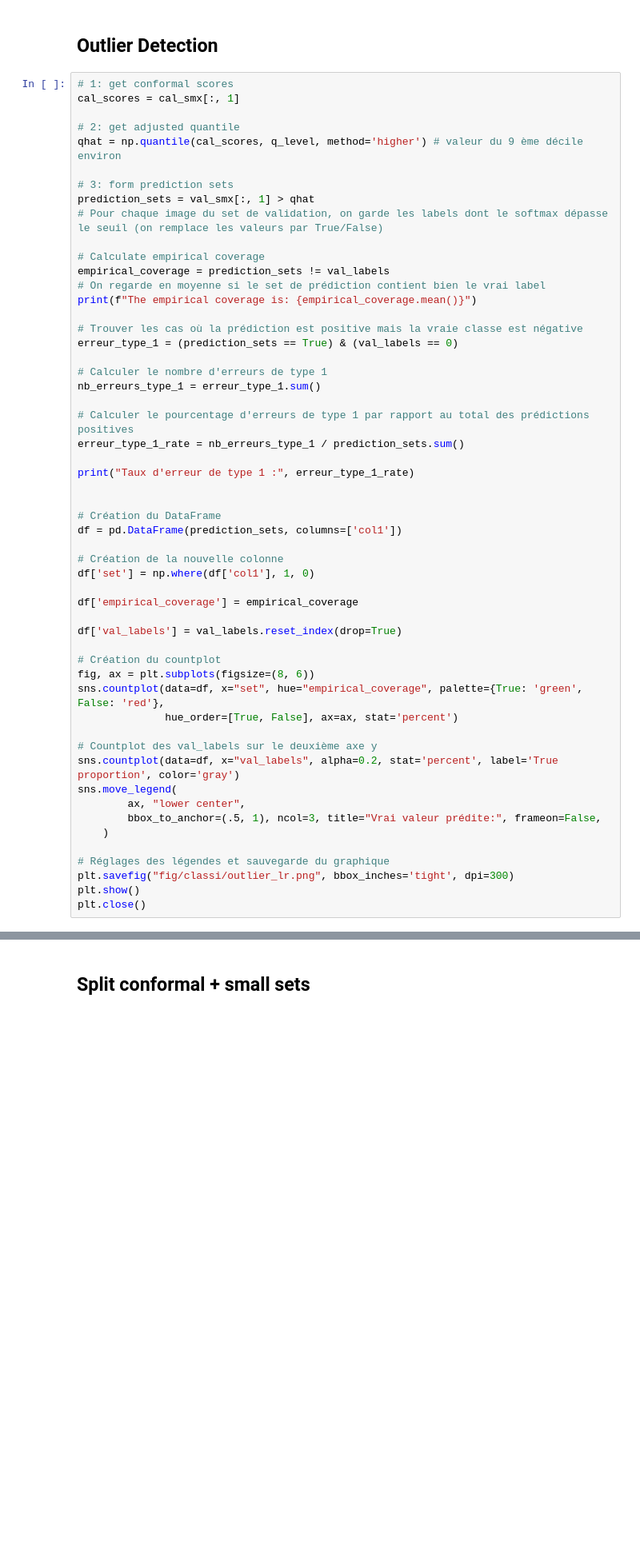
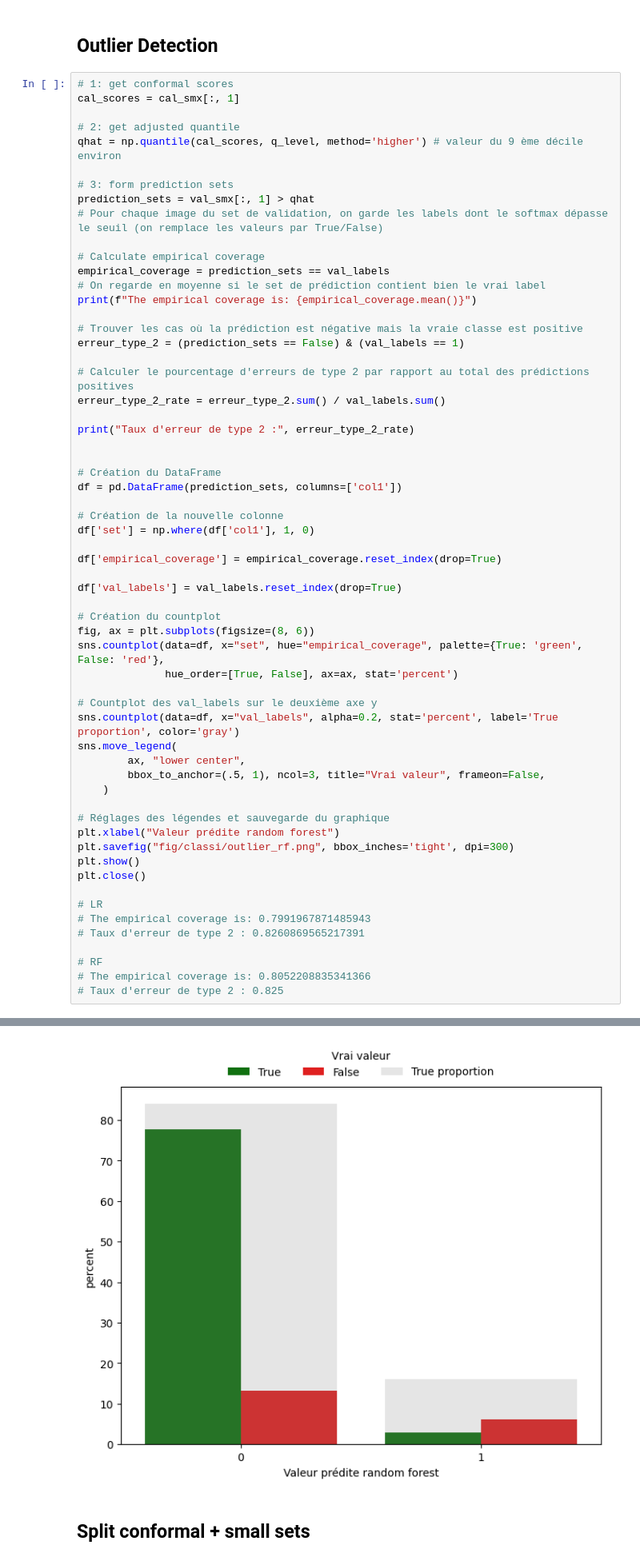
Before and after one commit to Krrcharles/Prediction-conforme-pour-les-donnees--analysee-par-Transformers, a Jupyter notebook: Code_stuart.ipynb, the cells around one changed output, grey strips where cells are left out. Shown at 80% size. Saved outputs shown, nothing was run; the diff lists cells and outputs as text; blank space fills up the shorter version.

Commit message:
ajout cas outlier mais pas sur que ca soit réussi ...

```diff
--- a/Code_stuart.ipynb
+++ b/Code_stuart.ipynb
@@ -868,20 +868,17 @@ prediction_sets = val_smx[:, 1] > qhat
 # Pour chaque image du set de validation, on garde les labels dont le softmax dépasse le seuil (on remplace les valeurs par True/False)
 
 # Calculate empirical coverage
-empirical_coverage = prediction_sets != val_labels
+empirical_coverage = prediction_sets == val_labels
 # On regarde en moyenne si le set de prédiction contient bien le vrai label
 print(f"The empirical coverage is: {empirical_coverage.mean()}")
 
-# Trouver les cas où la prédiction est positive mais la vraie classe est négative
-erreur_type_1 = (prediction_sets == True) & (val_labels == 0)
+# Trouver les cas où la prédiction est négative mais la vraie classe est positive
+erreur_type_2 = (prediction_sets == False) & (val_labels == 1)
 
-# Calculer le nombre d'erreurs de type 1
-nb_erreurs_type_1 = erreur_type_1.sum()
+# Calculer le pourcentage d'erreurs de type 2 par rapport au total des prédictions positives
+erreur_type_2_rate = erreur_type_2.sum() / val_labels.sum()
 
-# Calculer le pourcentage d'erreurs de type 1 par rapport au total des prédictions positives
-erreur_type_1_rate = nb_erreurs_type_1 / prediction_sets.sum()
-
-print("Taux d'erreur de type 1 :", erreur_type_1_rate)
+print("Taux d'erreur de type 2 :", erreur_type_2_rate)
 
 
 # Création du DataFrame
@@ -890,7 +887,7 @@ df = pd.DataFrame(prediction_sets, columns=['col1'])
 # Création de la nouvelle colonne
 df['set'] = np.where(df['col1'], 1, 0)
 
-df['empirical_coverage'] = empirical_coverage
+df['empirical_coverage'] = empirical_coverage.reset_index(drop=True)
 
 df['val_labels'] = val_labels.reset_index(drop=True)
 
@@ -903,10 +900,20 @@ sns.countplot(data=df, x="set", hue="empirical_coverage", palette={True: 'green'
 sns.countplot(data=df, x="val_labels", alpha=0.2, stat='percent', label='True proportion', color='gray')
 sns.move_legend(
         ax, "lower center",
-        bbox_to_anchor=(.5, 1), ncol=3, title="Vrai valeur prédite:", frameon=False,
+        bbox_to_anchor=(.5, 1), ncol=3, title="Vrai valeur", frameon=False,
     )
 
 # Réglages des légendes et sauvegarde du graphique
-plt.savefig("fig/classi/outlier_lr.png", bbox_inches='tight', dpi=300)
+plt.xlabel("Valeur prédite random forest")
+plt.savefig("fig/classi/outlier_rf.png", bbox_inches='tight', dpi=300)
 plt.show()
 plt.close()
+
+# LR
+# The empirical coverage is: 0.7991967871485943
+# Taux d'erreur de type 2 : 0.8260869565217391
+
+# RF
+# The empirical coverage is: 0.8052208835341366
+# Taux d'erreur de type 2 : 0.825
+# %% [output]
@@ -913,3 +922,4 @@ plt.close()
+[figure, added]
 # %% [markdown]
 ## Split conformal + small sets
 # %%
```
Also changed, not shown: parts of 2 cells of this notebook, 3 other files.
